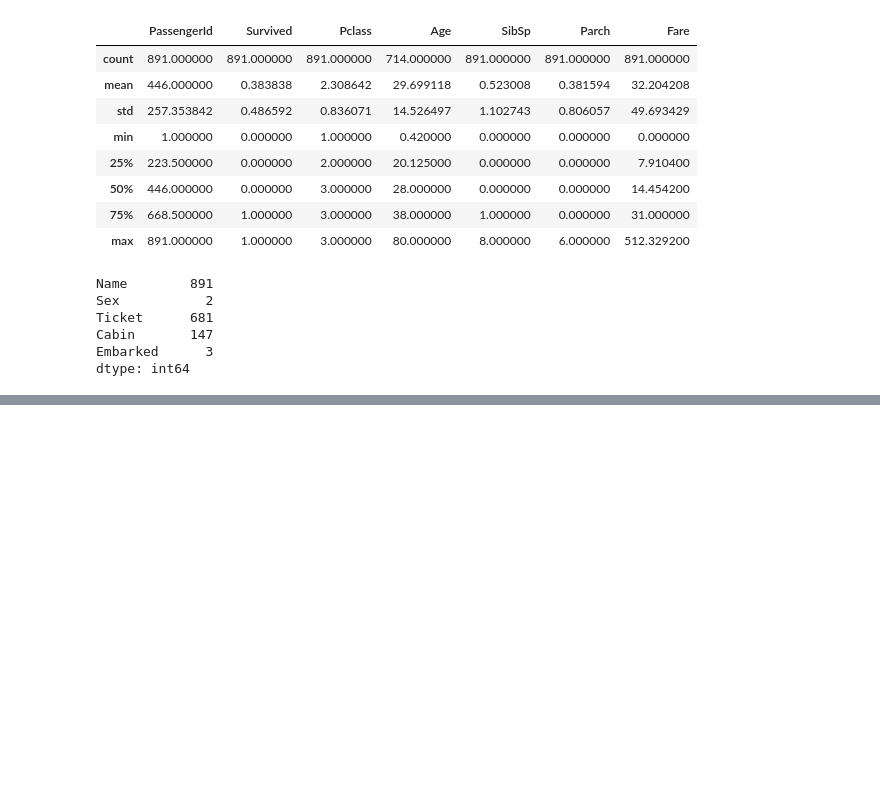
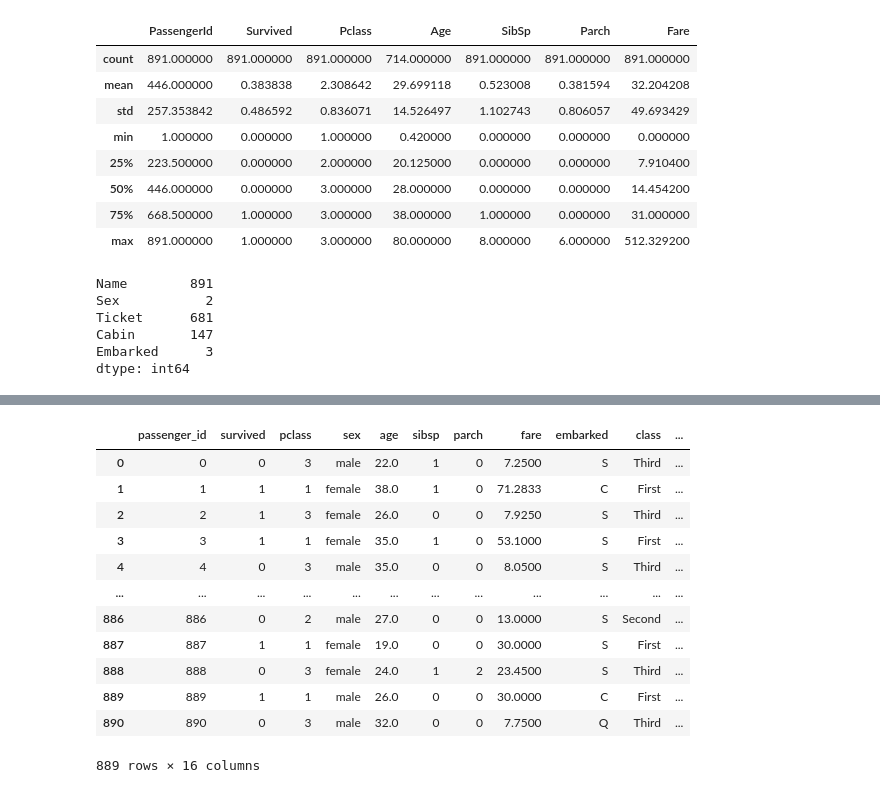
Before and after one commit to SamuelD-Data/classification-exercises, a Jupyter notebook: classification_exercises.ipynb, the cells around one changed output, grey strips where cells are left out. Cells and saved outputs as stored; diff of their text form; code cells hidden in the pictures; blank space fills up the shorter version.

```diff
--- a/classification_exercises.ipynb
+++ b/classification_exercises.ipynb
@@ -434,0 +464,8 @@ new_get_iris_data()
+# %%
+# Create a dummy variable of the embarked column.
+
+dummy_df = pd.get_dummies(titanic_df['embarked'], dummy_na = False)
+
+titanic_df = pd.concat([titanic_df, dummy_df], axis=1)
+
+titanic_df
@@ -434,0 +486,19 @@ new_get_iris_data()
+# %%
+# Scale the age and fare columns using a min max scaler.
+
+from sklearn.preprocessing import MinMaxScaler
+
+scaler = MinMaxScaler()
+
+scaler.fit(titanic_df[['age']])
+age_scaler = scaler.transform(titanic_df[['age']])
+titanic_df['age_scaled'] = age_scaler
+
+scaler.fit(titanic_df[['fare']])
+fare_scaler = scaler.transform(titanic_df[['fare']])
+titanic_df['fare_scaled'] = fare_scaler
+
+titanic_df
+
+# Why might this be beneficial?
+# When might you not want to do this?
@@ -434,0 +519,30 @@ new_get_iris_data()
+# %%
+# Fill the missing values in age. The way you fill these values is up to you.
+# Consider the tradeoffs of different methods.
+
+from sklearn.impute import SimpleImputer
+import warnings
+
+warnings.filterwarnings("ignore")
+
+imputer = SimpleImputer(strategy = 'most_frequent')
+
+imputer = imputer.fit(titanic_df[['age']])
+
+titanic_df[['age']] = imputer.transform(titanic_df[['age']])
+
+titanic_df
+# %% [output]
+|  | passenger_id | survived | pclass | sex | age | sibsp | parch | fare | embarked | class | ... |
+| 0 | 0 | 0 | 3 | male | 22.0 | 1 | 0 | 7.2500 | S | Third | ... |
+| 1 | 1 | 1 | 1 | female | 38.0 | 1 | 0 | 71.2833 | C | First | ... |
+| 2 | 2 | 1 | 3 | female | 26.0 | 0 | 0 | 7.9250 | S | Third | ... |
+| 3 | 3 | 1 | 1 | female | 35.0 | 1 | 0 | 53.1000 | S | First | ... |
+| 4 | 4 | 0 | 3 | male | 35.0 | 0 | 0 | 8.0500 | S | Third | ... |
+| ... | ... | ... | ... | ... | ... | ... | ... | ... | ... | ... | ... |
+| 886 | 886 | 0 | 2 | male | 27.0 | 0 | 0 | 13.0000 | S | Second | ... |
+| 887 | 887 | 1 | 1 | female | 19.0 | 0 | 0 | 30.0000 | S | First | ... |
+| 888 | 888 | 0 | 3 | female | 24.0 | 1 | 2 | 23.4500 | S | Third | ... |
+| 889 | 889 | 1 | 1 | male | 26.0 | 0 | 0 | 30.0000 | C | First | ... |
+| 890 | 890 | 0 | 3 | male | 32.0 | 0 | 0 | 7.7500 | Q | Third | ... |
+889 rows × 16 columns
```
Also changed, not shown: parts of 23 cells of this notebook.
